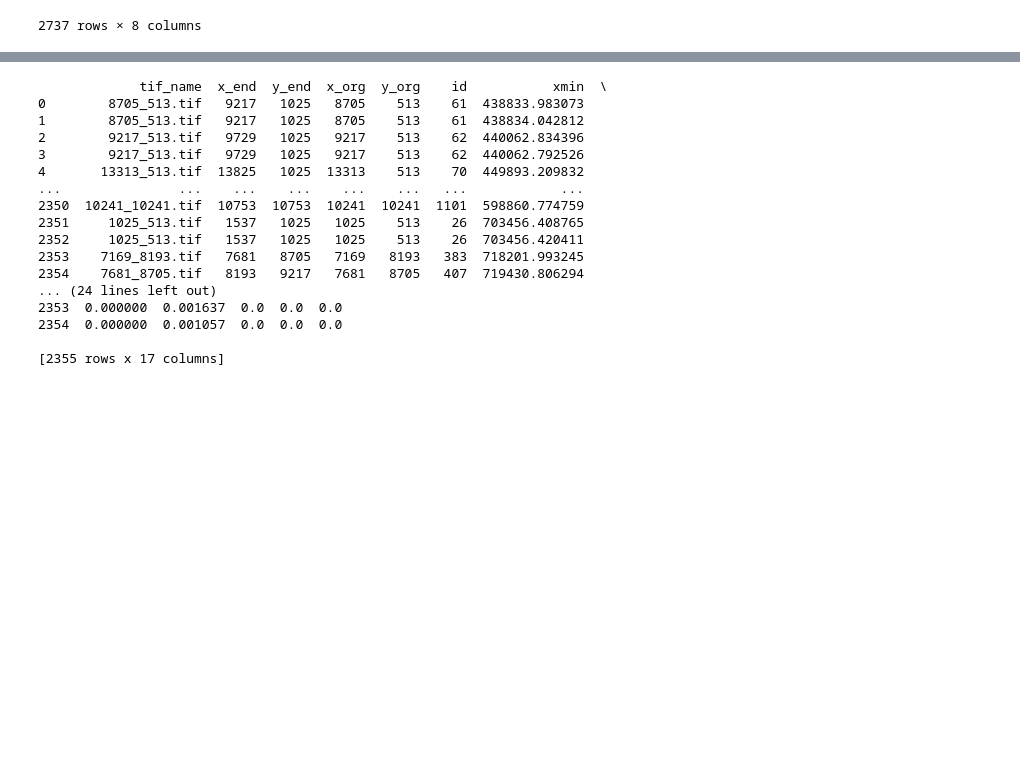
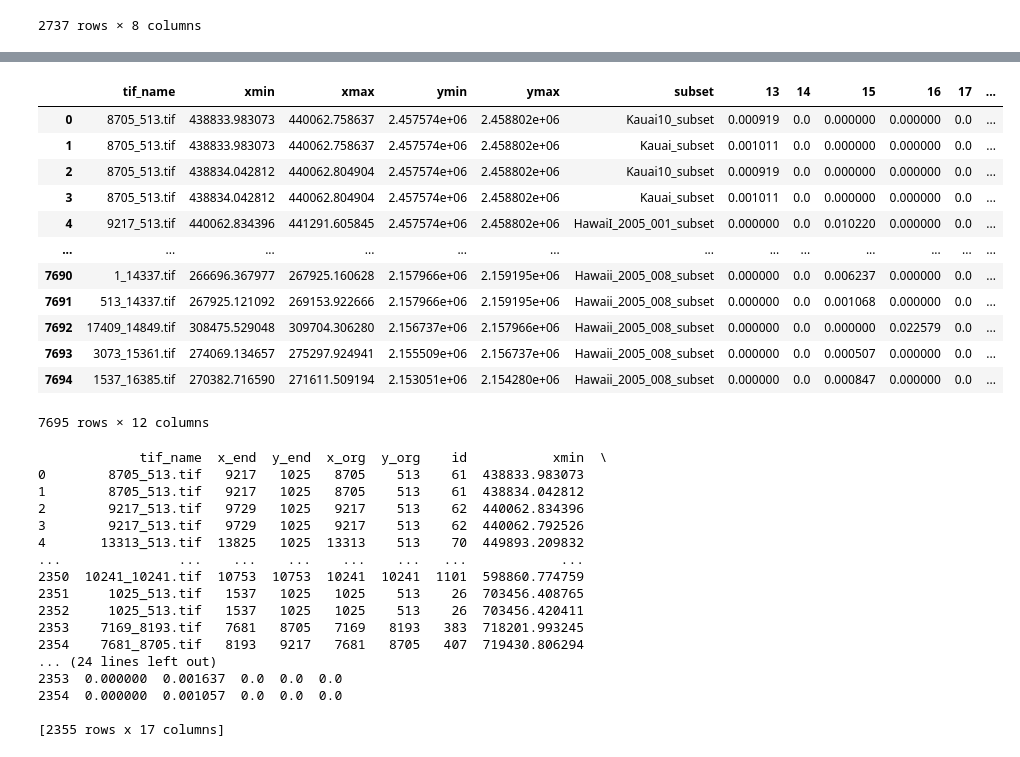
Before and after one commit to aml7hawaiiedu/CCAPLandCoverProject, a Jupyter notebook: CCAP_UNET_Fall2023.ipynb, the cells around one changed output, grey strips where cells are left out. Cells and saved outputs as stored; diff of their text form; code cells hidden in the pictures; blank space fills up the shorter version.

```diff
--- a/CCAP_UNET_Fall2023.ipynb
+++ b/CCAP_UNET_Fall2023.ipynb
@@ -235,4 +235,4 @@ unique_rows_df
 | 5259 | 18 | 9729_6145.tif | Molokai_subset | 1 |
 5260 rows × 4 columns
 # %%
-unique_rows_df = index_csv.groupby(['label', 'tif_name', 'subset']).agg({'percent': 'mean'}).reset_index()
+unique_rows_df = index_csv.groupby(['tif_name', 'label', 'subset']).agg({'percent': 'mean'}).reset_index()
@@ -291,3 +452,21 @@ pivot_df
+# %%
+summary_df = index_csv[['tif_name', 'xmin', 'xmax', 'ymin', 'ymax']].drop_duplicates().merge(pivot_df, on='tif_name')
+# %%
+summary_df
+# %% [output]
+|  | tif_name | xmin | xmax | ymin | ymax | subset | 13 | 14 | 15 | 16 | 17 | ... |
+| 0 | 8705_513.tif | 438833.983073 | 440062.758637 | 2.457574e+06 | 2.458802e+06 | Kauai10_subset | 0.000919 | 0.0 | 0.000000 | 0.000000 | 0.0 | ... |
+| 1 | 8705_513.tif | 438833.983073 | 440062.758637 | 2.457574e+06 | 2.458802e+06 | Kauai_subset | 0.001011 | 0.0 | 0.000000 | 0.000000 | 0.0 | ... |
+| 2 | 8705_513.tif | 438834.042812 | 440062.804904 | 2.457574e+06 | 2.458802e+06 | Kauai10_subset | 0.000919 | 0.0 | 0.000000 | 0.000000 | 0.0 | ... |
+| 3 | 8705_513.tif | 438834.042812 | 440062.804904 | 2.457574e+06 | 2.458802e+06 | Kauai_subset | 0.001011 | 0.0 | 0.000000 | 0.000000 | 0.0 | ... |
+| 4 | 9217_513.tif | 440062.834396 | 441291.605845 | 2.457574e+06 | 2.458802e+06 | HawaiI_2005_001_subset | 0.000000 | 0.0 | 0.010220 | 0.000000 | 0.0 | ... |
+| ... | ... | ... | ... | ... | ... | ... | ... | ... | ... | ... | ... | ... |
+| 7690 | 1_14337.tif | 266696.367977 | 267925.160628 | 2.157966e+06 | 2.159195e+06 | Hawaii_2005_008_subset | 0.000000 | 0.0 | 0.006237 | 0.000000 | 0.0 | ... |
+| 7691 | 513_14337.tif | 267925.121092 | 269153.922666 | 2.157966e+06 | 2.159195e+06 | Hawaii_2005_008_subset | 0.000000 | 0.0 | 0.001068 | 0.000000 | 0.0 | ... |
+| 7692 | 17409_14849.tif | 308475.529048 | 309704.306280 | 2.156737e+06 | 2.157966e+06 | Hawaii_2005_008_subset | 0.000000 | 0.0 | 0.000000 | 0.022579 | 0.0 | ... |
+| 7693 | 3073_15361.tif | 274069.134657 | 275297.924941 | 2.155509e+06 | 2.156737e+06 | Hawaii_2005_008_subset | 0.000000 | 0.0 | 0.000507 | 0.000000 | 0.0 | ... |
+| 7694 | 1537_16385.tif | 270382.716590 | 271611.509194 | 2.153051e+06 | 2.154280e+06 | Hawaii_2005_008_subset | 0.000000 | 0.0 | 0.000847 | 0.000000 | 0.0 | ... |
+7695 rows × 12 columns
 # %%
 # Merge with the original dataset to keep the other relevant information
 summary_df = index_csv[['tif_name', 'x_end', 'y_end', 'x_org', 'y_org',  'id', 'xmin', 'xmax', 'ymin', 'ymax', 'subset']].drop_duplicates().merge(pivot_df, on='tif_name')
```
Also changed, not shown: parts of 14 cells of this notebook.
